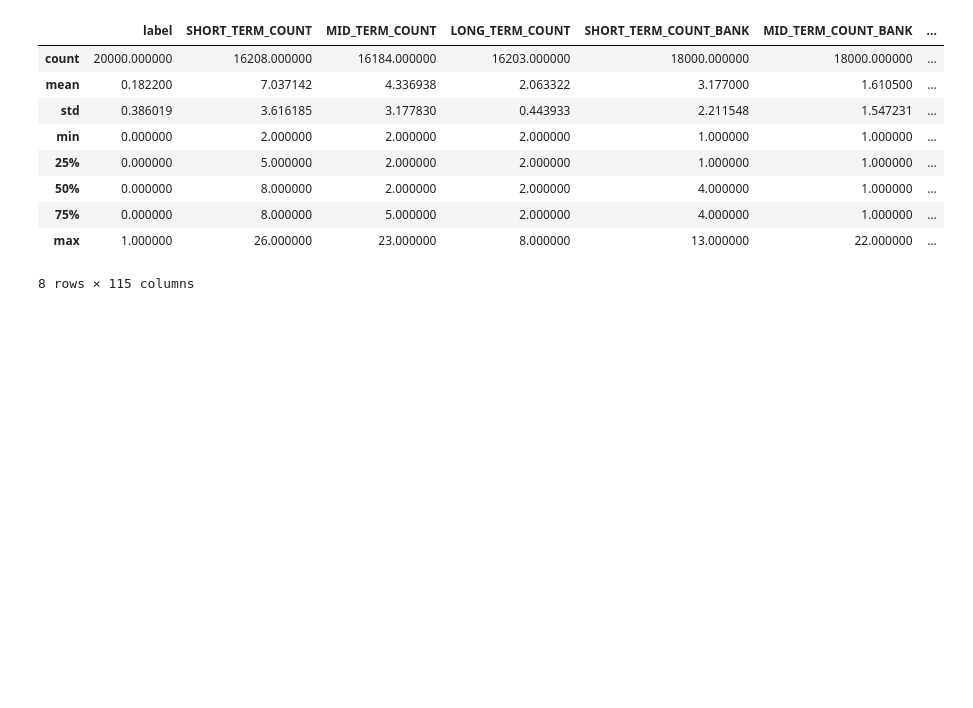
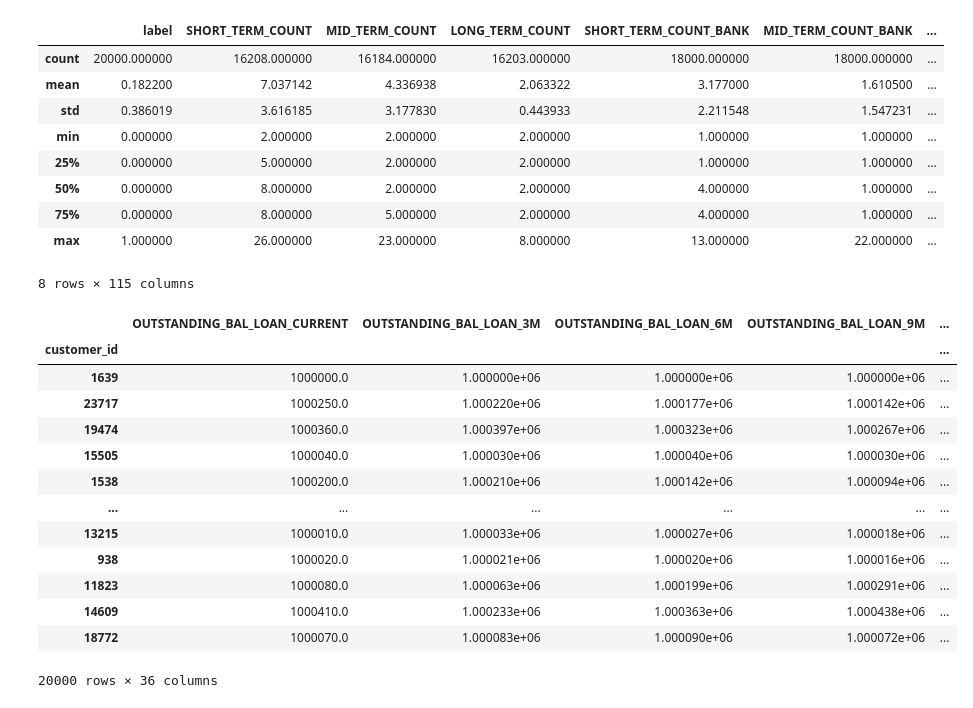
Before and after one commit to MinhDucNguyen9705/DSTC_Round2, a Jupyter notebook: data_cleaning.ipynb, the cells around one changed output. Cells and saved outputs as stored; diff of their text form; code cells hidden in the pictures; blank space fills up the shorter version.

```diff
--- a/data_cleaning.ipynb
+++ b/data_cleaning.ipynb
@@ -586,5 +586,30 @@ df.describe()
 | 75% | 0.000000 | 8.000000 | 5.000000 | 2.000000 | 4.000000 | 1.000000 | ... |
 | max | 1.000000 | 26.000000 | 23.000000 | 8.000000 | 13.000000 | 22.000000 | ... |
 8 rows × 115 columns
+# %%
+# Chuyển float thành int cho các cột số nguyên
+df_imputed['label'] = df_imputed['label'].astype(int)
+
+for col in integer_cols:
+    if col in df_imputed.columns:
+        df_imputed[col] = df_imputed[col].apply(replace_float_to_int)
+        df_imputed[col] = df_imputed[col].astype(int)
+# %%
+df_imputed.select_dtypes(float)
+# %% [output]
+|  | OUTSTANDING_BAL_LOAN_CURRENT | OUTSTANDING_BAL_LOAN_3M | OUTSTANDING_BAL_LOAN_6M | OUTSTANDING_BAL_LOAN_9M | ... |
+| customer_id |  |  |  |  | ... |
+| 1639 | 1000000.0 | 1.000000e+06 | 1.000000e+06 | 1.000000e+06 | ... |
+| 23717 | 1000250.0 | 1.000220e+06 | 1.000177e+06 | 1.000142e+06 | ... |
+| 19474 | 1000360.0 | 1.000397e+06 | 1.000323e+06 | 1.000267e+06 | ... |
+| 15505 | 1000040.0 | 1.000030e+06 | 1.000040e+06 | 1.000030e+06 | ... |
+| 1538 | 1000200.0 | 1.000210e+06 | 1.000142e+06 | 1.000094e+06 | ... |
+| ... | ... | ... | ... | ... | ... |
+| 13215 | 1000010.0 | 1.000033e+06 | 1.000027e+06 | 1.000018e+06 | ... |
+| 938 | 1000020.0 | 1.000021e+06 | 1.000020e+06 | 1.000016e+06 | ... |
+| 11823 | 1000080.0 | 1.000063e+06 | 1.000199e+06 | 1.000291e+06 | ... |
+| 14609 | 1000410.0 | 1.000233e+06 | 1.000363e+06 | 1.000438e+06 | ... |
+| 18772 | 1000070.0 | 1.000083e+06 | 1.000090e+06 | 1.000072e+06 | ... |
+20000 rows × 36 columns
 # %%
 df_imputed.to_csv('cleaned_data.csv', index=True)
```
Also changed, not shown: parts of 3 cells of this notebook, 2 other files.
